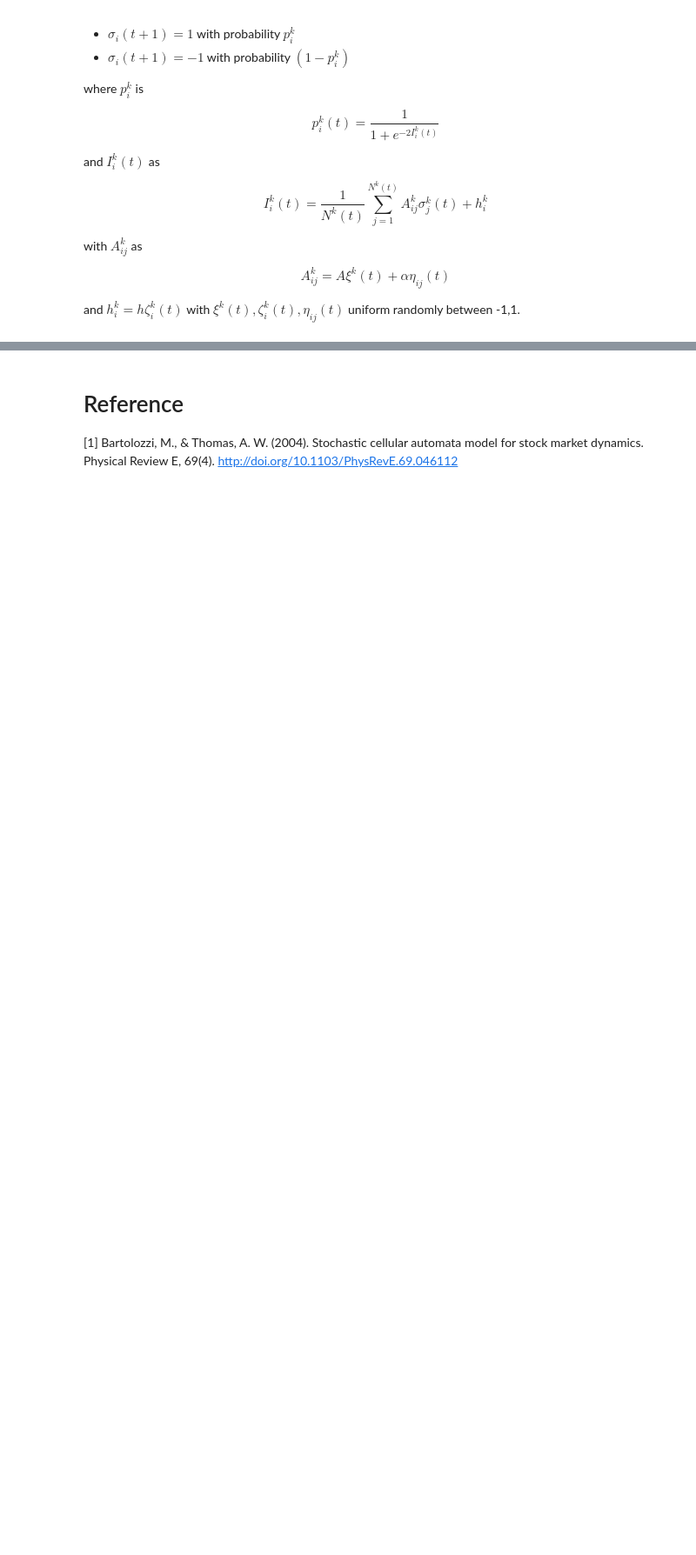
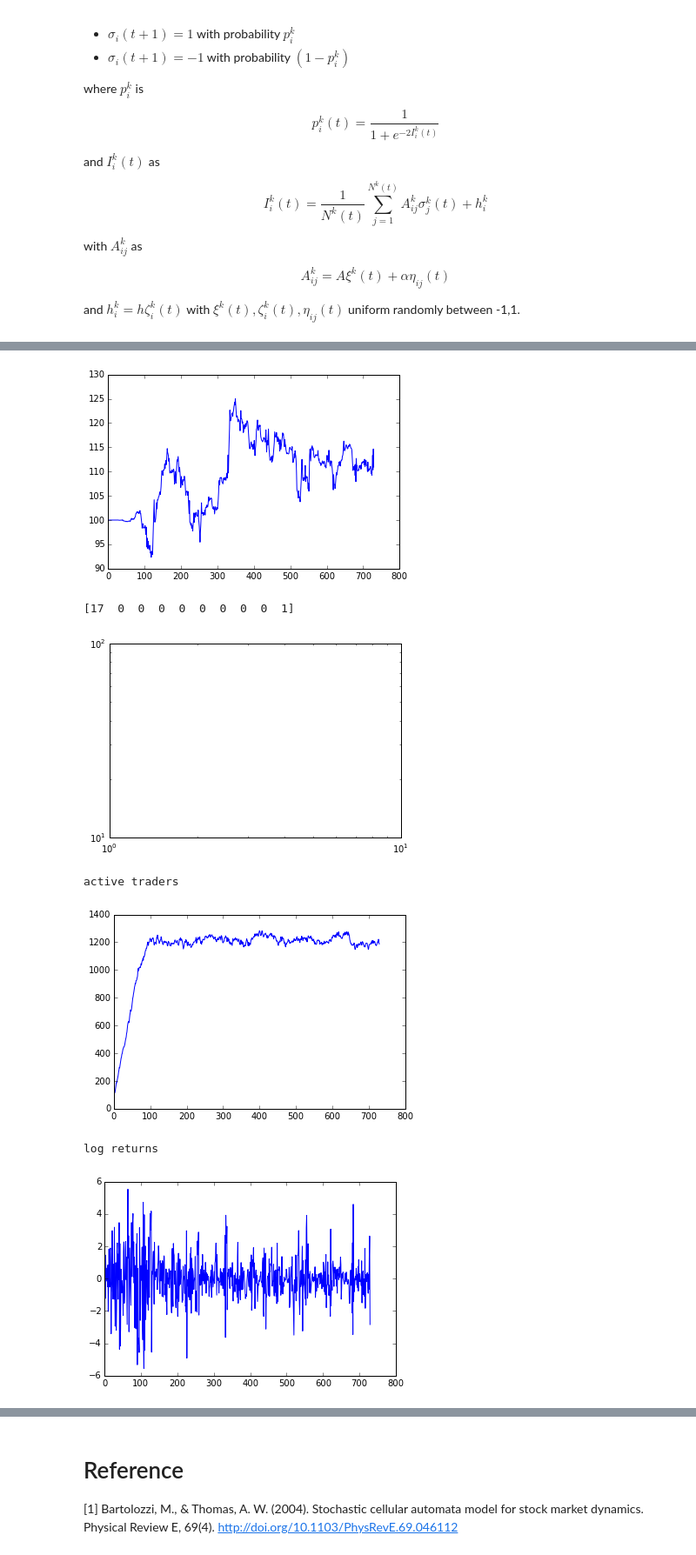
Before and after one commit to boersmamarcel/CAStocks, a Jupyter notebook: notebooks/CA stockprice-Marcel.ipynb, the cells around one changed output, grey strips where cells are left out. Shown at 87% size. Drawn from its saved outputs; the diff is of its cells as text; code cells hidden in the pictures; blank space fills up the shorter version.

```diff
--- a/notebooks/CA stockprice-Marcel.ipynb
+++ b/notebooks/CA stockprice-Marcel.ipynb
@@ -310,0 +336,53 @@ initialize grid
+# %%
+plt.figure()
+plt.plot(prices)
+plt.show()
+
+fig = plt.figure()
+ax = fig.add_subplot(111)
+hist, bin_edges = np.histogram(model.clusterSize)
+print hist
+ax.scatter(np.arange(hist.size), hist)
+ax.set_xscale('log')
+ax.set_yscale('log')
+plt.show()
+
+print "active traders"
+plt.figure()
+plt.plot(activeTraders)
+plt.show()
+
+print "log returns"
+plt.figure()
+plt.plot(nLogReturns)
+plt.show()
+
+mu, sigma = np.mean(nLogReturns), np.std(nLogReturns)
+x = np.linspace(np.amin(nLogReturns),np.amax(nLogReturns),100)
+
+plt.figure()
+plt.hist(nLogReturns, normed=1)
+plt.plot(x,mlab.normpdf(x,mu,sigma))
+plt.show()
+
+print "xs"
+plt.figure()
+plt.hist(xs)
+plt.show()
+
+for lag in range(1,50): # array of correlation
+    x_correlation = np.append(x_correlation, CalcXcorrelation(xs, lag) )
+x_correlation = x_correlation/x_correlation[0] # normalize to first entry
+
+print "x-cor"
+plt.figure()
+plt.plot(x_correlation)
+plt.show()
+# %% [output]
+[figure, added]
+[17  0  0  0  0  0  0  0  0  1]
+[figure, added]
+active traders
+[figure, added]
+log returns
+[figure, added]
```
Also changed, not shown: parts of 4 cells of this notebook, 3 other files.
